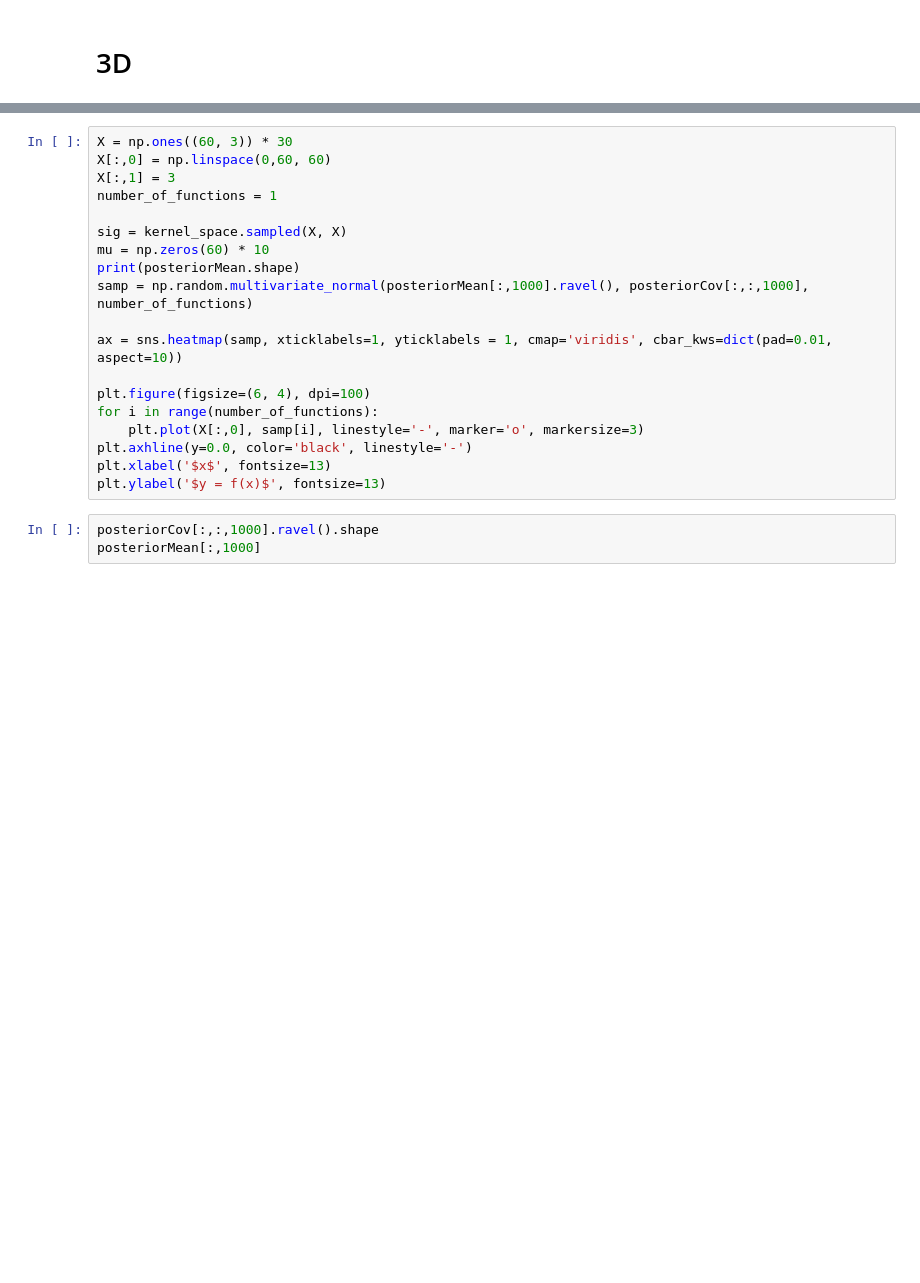
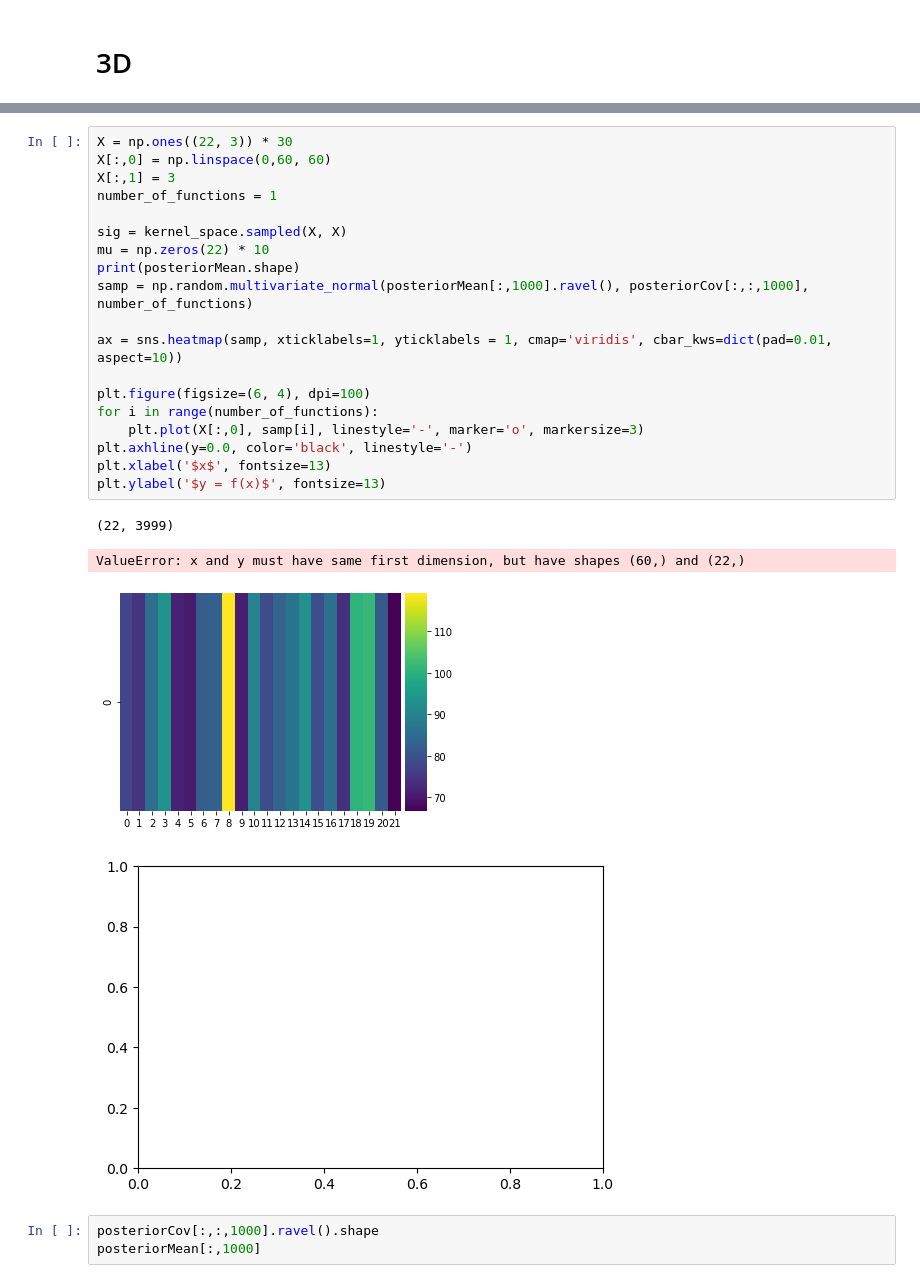
Before and after one commit to larsmmo/Master, a Jupyter notebook: gaussianProcess/GPKF/train.ipynb, the cells around one changed output, grey strips where cells are left out. Cells and saved outputs as stored; diff of their text form; blank space fills up the shorter version.

```diff
--- a/gaussianProcess/GPKF/train.ipynb
+++ b/gaussianProcess/GPKF/train.ipynb
@@ -212,22 +227,27 @@ Space kernel: {'scale': 14.55405306571424, 'std': 1e-05, 'frequency': 750}
 # %%
-X = np.ones((60, 3)) * 30
+X = np.ones((22, 3)) * 30
 X[:,0] = np.linspace(0,60, 60)
 X[:,1] = 3
 number_of_functions = 1
 
 sig = kernel_space.sampled(X, X)
-mu = np.zeros(60) * 10
+mu = np.zeros(22) * 10
 print(posteriorMean.shape)
 samp = np.random.multivariate_normal(posteriorMean[:,1000].ravel(), posteriorCov[:,:,1000], number_of_functions)
 
 ax = sns.heatmap(samp, xticklabels=1, yticklabels = 1, cmap='viridis', cbar_kws=dict(pad=0.01, aspect=10))
 
 plt.figure(figsize=(6, 4), dpi=100)
 for i in range(number_of_functions):
     plt.plot(X[:,0], samp[i], linestyle='-', marker='o', markersize=3)
 plt.axhline(y=0.0, color='black', linestyle='-')
 plt.xlabel('$x$', fontsize=13)
 plt.ylabel('$y = f(x)$', fontsize=13)
+# %% [output]
+(22, 3999)
+ValueError: x and y must have same first dimension, but have shapes (60,) and (22,)
+[figure, added]
+[figure, added]
 # %%
 posteriorCov[:,:,1000].ravel().shape
 posteriorMean[:,1000]
```
Also changed, not shown: parts of 10 cells of this notebook, 11 other files.
